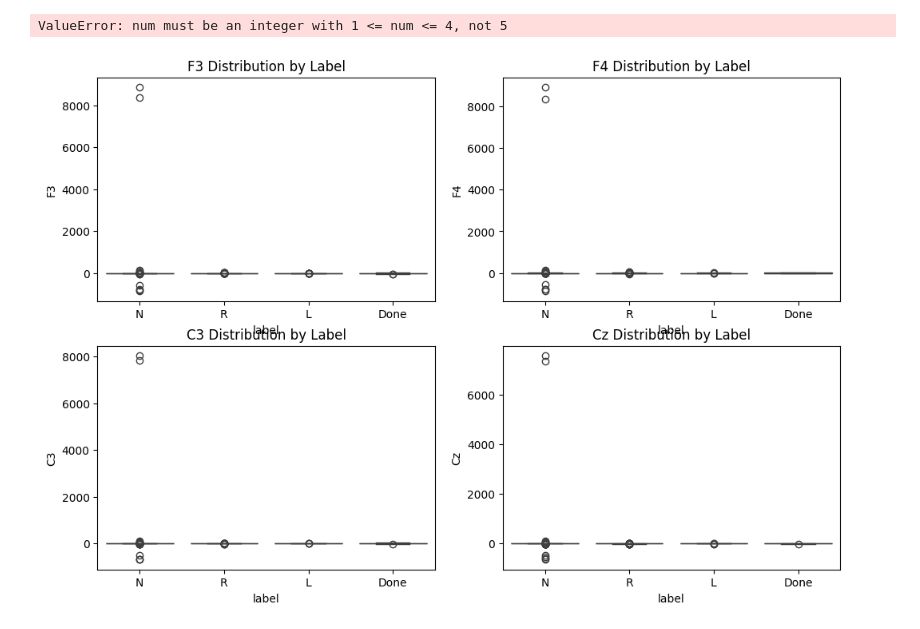
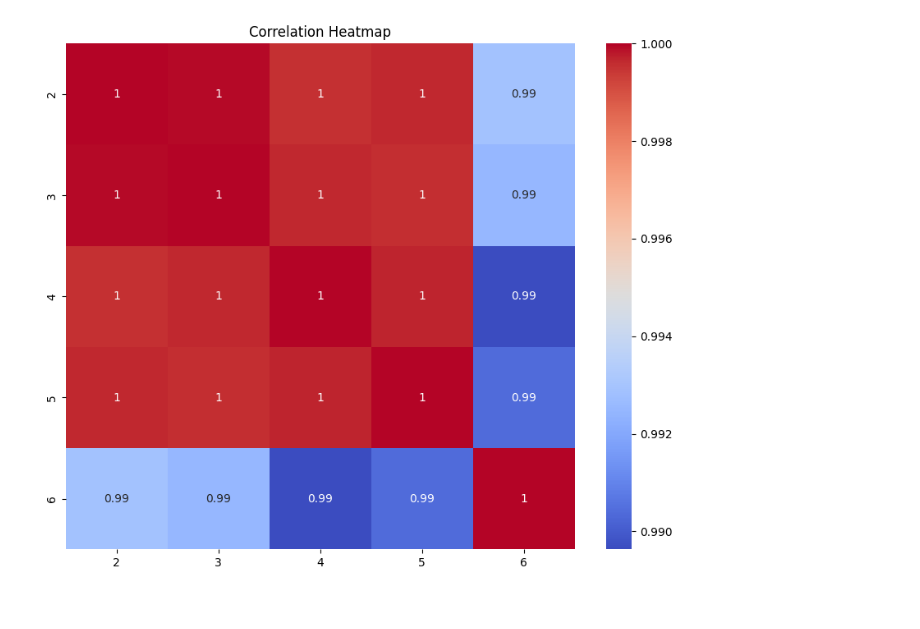
Before and after one commit to ytaa2021/NN-BCI, a Jupyter notebook: visualize.ipynb, the cells around one changed output. Saved outputs shown, nothing was run; the diff lists cells and outputs as text; code cells hidden in the pictures.

```diff
--- a/visualize.ipynb
+++ b/visualize.ipynb
@@ -61,12 +70,17 @@ plt.show()
-# %%
-# Plot box plots for each feature by label
-plt.figure(figsize=(12, 8))
-for i, feature in enumerate(features.columns):
-    plt.subplot(2, 2, i+1)
-    sns.boxplot(x='label', y=feature, data=df)
-    plt.title(f'{feature} Distribution by Label')
-plt.tight_layout()
-plt.show()
-# %% [output]
-ValueError: num must be an integer with 1 <= num <= 4, not 5
-[figure, removed]
+# %%
+# Assuming you have features in columns 2 to end
+features = df.iloc[:, 2:]
+
+# Filter numeric columns
+numeric_columns = features.select_dtypes(include=['float64', 'int64']).columns
+
+# Create a DataFrame with only numeric columns
+numeric_features = features[numeric_columns]
+
+# Plot a correlation heatmap for numeric features
+plt.figure(figsize=(10, 8))
+sns.heatmap(numeric_features.corr(), annot=True, cmap='coolwarm')
+plt.title('Correlation Heatmap')
+plt.show()
+# %% [output]
+[figure, added]
```
Also changed, not shown: parts of 5 cells of this notebook, 9 other files.
